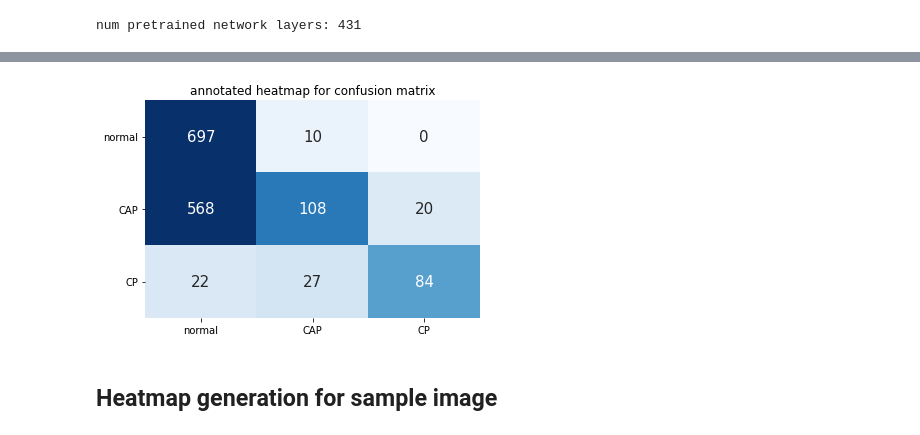
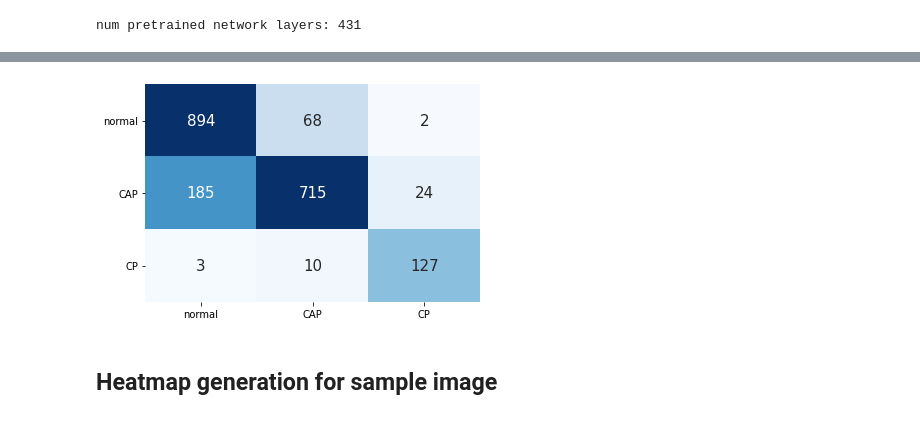
Before and after one commit to armiro/COVID-CXNet, a Jupyter notebook: multiclass_covid_cxnet.ipynb, the cells around one changed output, grey strips where cells are left out. Cells and saved outputs as stored; diff of their text form; code cells hidden in the pictures.

Commit message:
add segmentation test-code and plot confusion matrix

```diff
--- a/multiclass_covid_cxnet.ipynb
+++ b/multiclass_covid_cxnet.ipynb
@@ -252,8 +257,10 @@ np.save(file='/content/drive/My Drive/Datasets/covid_cxr_dataset/cxr_samples_seg
 # run with previously segmented images (ignore 5 last code blocks above)
 X = np.load('/content/drive/My Drive/Datasets/covid_cxr_dataset/cxr_samples_segmented.npy')
 y = np.load('/content/drive/My Drive/Datasets/covid_cxr_dataset/cxr_labels_multiclass.npy')
-X = np.concatenate((X[:4179], X[5500: 9000]), axis=0)
-y = np.concatenate((y[:4179], y[5500: 9000]))
+X = np.concatenate((X[:695], X[695:4295], X[6000:9600]), axis=0)
+y = np.concatenate((y[:695], y[695:4295], y[6000:9600]))
+# X = np.concatenate((X[:500], X[1000:1500], X[5500:6000]), axis=0)
+# y = np.concatenate((y[:500], y[1000:1500], y[5500:6000]))
 
 # one-hot encoding of labels
 transformer = ColumnTransformer(transformers=[('encoder', OneHotEncoder(), [0])])
@@ -346,0 +346,14 @@ plt.show()
+# %%
+# check image augmenter to see if it is working correctly and rescaling to [0, 1]
+idx = np.random.randint(low=0, high=len(X_train), size=None)
+print('max px value of input image:', np.max(X_train[idx]))
+
+augmented = augmenter.flow(X_train[idx:idx+1], batch_size=1).next()
+print('max px value of augmented image:', np.max(augmented))
+plt.subplot(1, 2, 1)
+plt.imshow(X_train[idx])
+plt.axis('off')
+plt.subplot(1, 2, 2)
+plt.imshow(augmented.squeeze())
+plt.axis('off')
+plt.show()
@@ -355,7 +372,7 @@ output = Dense(units=3, activation='softmax', name='pred')(do)
 classifier = Model(inputs=backbone.input, outputs=output)
 classifier.trainable = True
 
-fast_adam = optimizers.Adam(learning_rate=0.001)
+fast_adam = optimizers.Adam(learning_rate=0.0001)
 smoothened_cce = tf.losses.CategoricalCrossentropy(label_smoothing=0.1)
 classifier.compile(optimizer=fast_adam, loss=smoothened_cce, metrics=['accuracy'])
 # classifier.summary()
@@ -395,18 +435,18 @@ print(classifier.predict(np.expand_dims(X_test[n], axis=0)))
 # %%
-classifier.load_weights('/content/drive/My Drive/covid_model/eps=010_valLoss=0.7984.hdf5')
+classifier.load_weights('/content/drive/My Drive/covid_model/eps=001_valLoss=0.9289.hdf5')
 print('number of test-set images:', len(y_test))
 
 y_pred = classifier.predict(X_test)
 y_pred = np.array([np.argmax(pred) for pred in y_pred])
 print('predicted labels: \n', y_pred)
 
-y_test = np.array([np.argmax(label) for label in y_test])
-print('true labels: \n', y_test)
+y_test_decoded = np.array([np.argmax(label) for label in y_test])
+print('true labels: \n', y_test_decoded)
 
 # y_pred = np.round(np.reshape(a=y_pred, newshape=(1, -1)), decimals=2)[0]
 # print(y_pred)
 # y_pred_rnd = np.round(np.reshape(a=y_pred, newshape=(1, -1)))[0]
-cm = confusion_matrix(y_true=y_test, y_pred=y_pred)
+cm = confusion_matrix(y_true=y_test_decoded, y_pred=y_pred)
 print('confusion matrix:')
 print(cm)
-print('test-set accuracy:', (cm[0][0] + cm[1][1])/np.sum(cm))
+print('test-set accuracy:', (cm[0][0] + cm[1][1] + cm[2][2])/np.sum(cm))
@@ -424,15 +453,15 @@ test-set accuracy: 0.5240885416666666
 # %%
 import seaborn as sns
 fig1 = plt.figure()
 labels = ['normal', 'CAP', 'CP']
 h = sns.heatmap(data=cm, cmap='Blues', annot=True, annot_kws={'size': 15}, fmt='d',
-                vmin=0, vmax=150, xticklabels=labels, yticklabels=labels, cbar=False)
+                vmin=0, vmax=300, xticklabels=labels, yticklabels=labels, cbar=False)
 h.set_yticklabels(h.get_yticklabels(), rotation=0)
-plt.title('annotated heatmap for confusion matrix')
+# plt.title('annotated heatmap for confusion matrix')
 plt.show()
-# fig1.savefig('/content/drive/My Drive/cm_heatmap.png')
+fig1.savefig('/content/drive/My Drive/multiclass_cm_heatmap.pdf')
 # %% [output]
-[figure, old version]
+[figure, new version]
 # %%
 # save model config as json file
 model_json = classifier.to_json()
```
Also changed, not shown: parts of 11 cells of this notebook.
